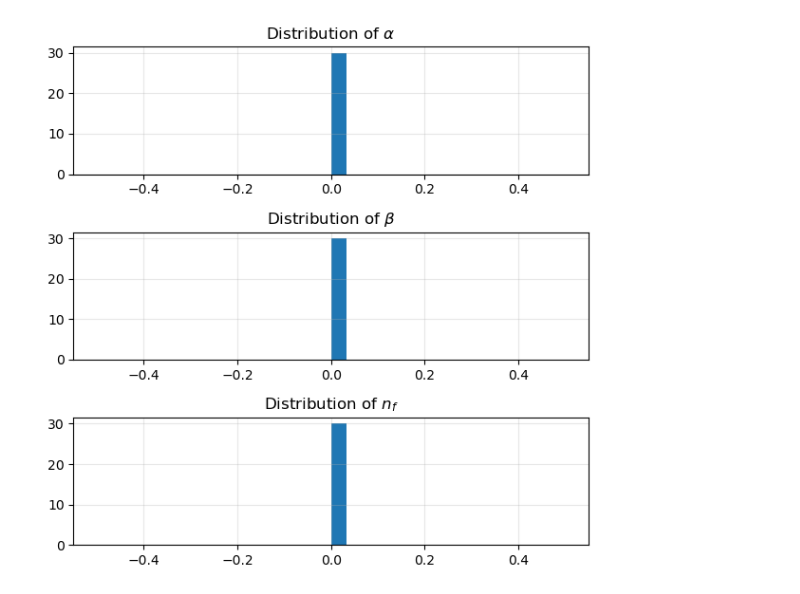
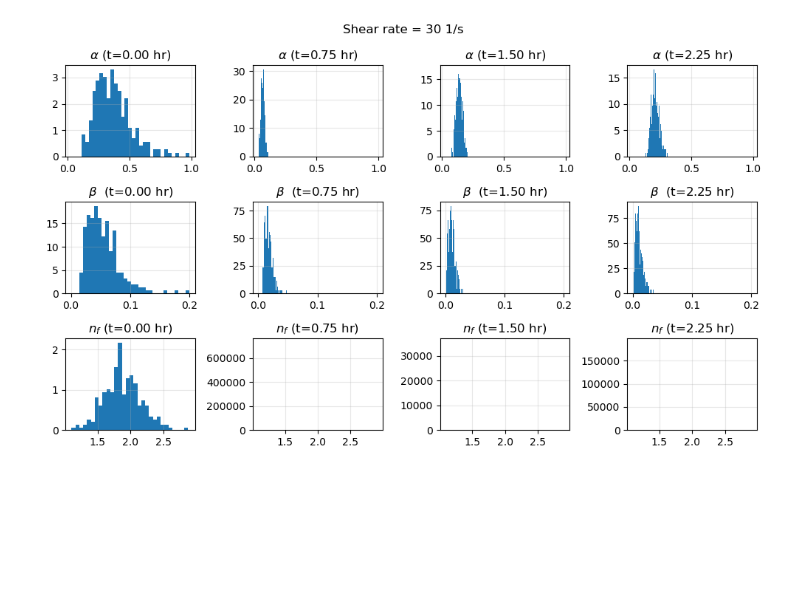
Before and after one commit to sienna-white/enkf_sediment, a Jupyter notebook: plot_floc_mod_ens.ipynb, the cells around one changed output. Cells and saved outputs as stored; diff of their text form; code cells hidden in the pictures; blank space fills up the shorter version.

```diff
--- a/plot_floc_mod_ens.ipynb
+++ b/plot_floc_mod_ens.ipynb
@@ -144,23 +144,29 @@ Text(0.5, 1.0, 'Shear = 0 s$^{-1}$')
 # %%
 import numpy as np
 
+fig, axs = plt.subplots(figsize=(10, 6), nrows=3, ncols=4, sharex='row')
+plt.suptitle("Shear rate = 30 1/s") #%.2f hr" % (ds.time.isel(time=i).values/3600))
 
-alphas = ds.alpha.isel(time=1).values
-betas = ds.beta.isel(time=1).values
-nfs = ds.nf.isel(time=1).values
-fig, axs = plt.subplots(figsize=(6, 6), nrows=3, ncols=1)
-axs[0].hist(alphas, density=True, bins=30)
-axs[0].set_title(r"Distribution of $\alpha$")
-axs[1].hist(betas, density=True, bins=30)
-axs[1].set_title(r"Distribution of $\beta$")
-axs[2].hist(nfs, density=True, bins=30)
-axs[2].set_title("Distribution of $n_f$")
+for i, t in enumerate(range(10, nt, nt//4)):
 
-for ax in axs:
+    alphas = ds.alpha.isel(time=t).values
+    betas = ds.beta.isel(time=t).values
+    nfs = ds.nf.isel(time=t).values
+
+    axs[0, i].hist(alphas, density=True, bins=30)
+    axs[0, i].set_title(r"$\alpha$ (t=%.2f hr)" % (ds.time.isel(time=t).values/3600))
+    axs[1, i].hist(betas, density=True, bins=30)
+    axs[1, i].set_title(r"$\beta$  (t=%.2f hr)" % (ds.time.isel(time=t).values/3600))
+    axs[2, i].hist(nfs, density=True, bins=30)
+    axs[2, i].set_title("$n_f$ (t=%.2f hr)" % (ds.time.isel(time=t).values/3600))
+
+
+
+for ax in axs.flatten():
     ax.grid(alpha=0.3)
 plt.tight_layout()
-# axs[0].set_yscale('log')
-# axs[1].set_yscale('log')
-# axs[2].set_yscale('log')
+    # axs[0].set_yscale('log')
+    # axs[1].set_yscale('log')
+    # axs[2].set_yscale('log')
 # %% [output]
-[figure, old version]
+[figure, new version]
```
Also changed, not shown: parts of 5 cells of this notebook, 2 other files.
